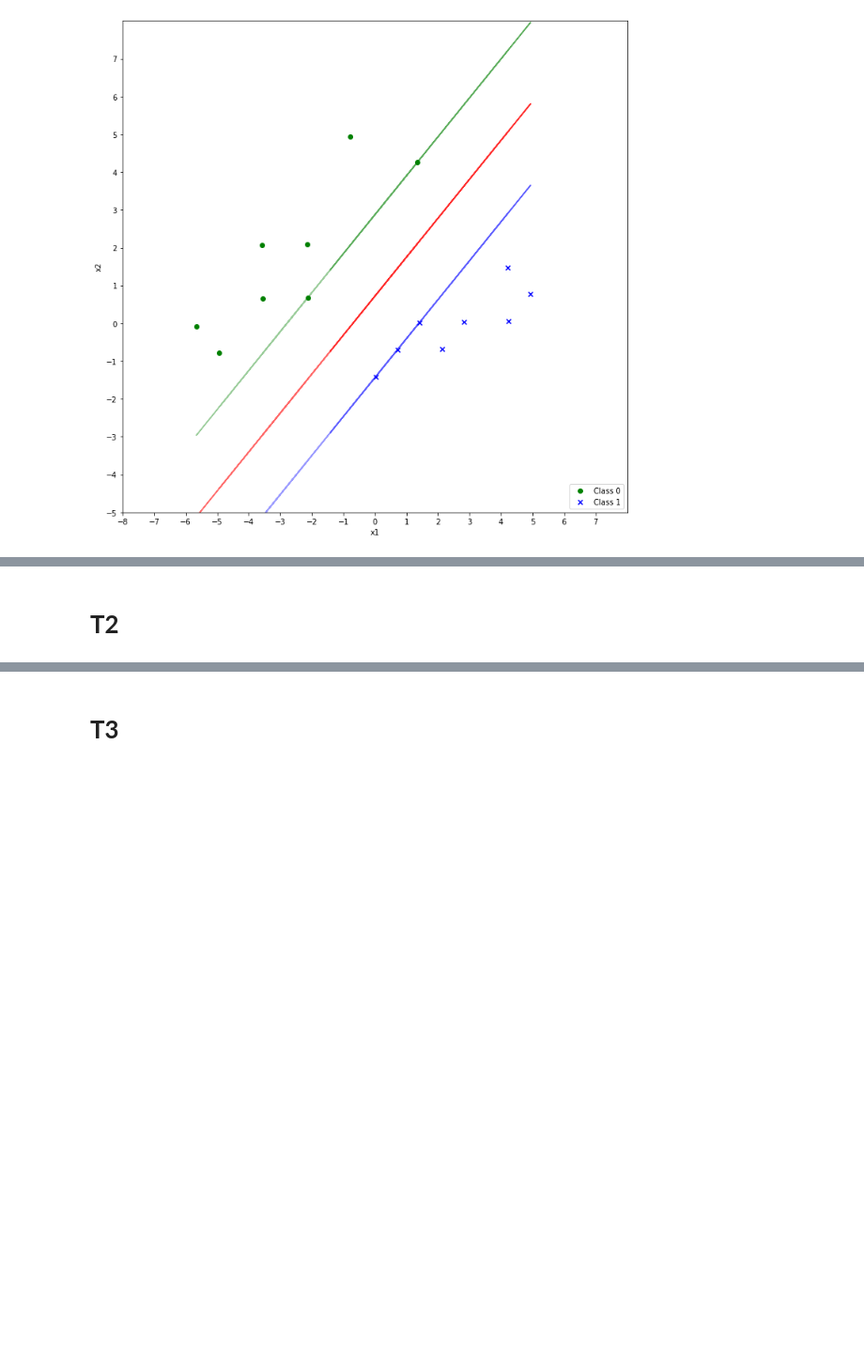
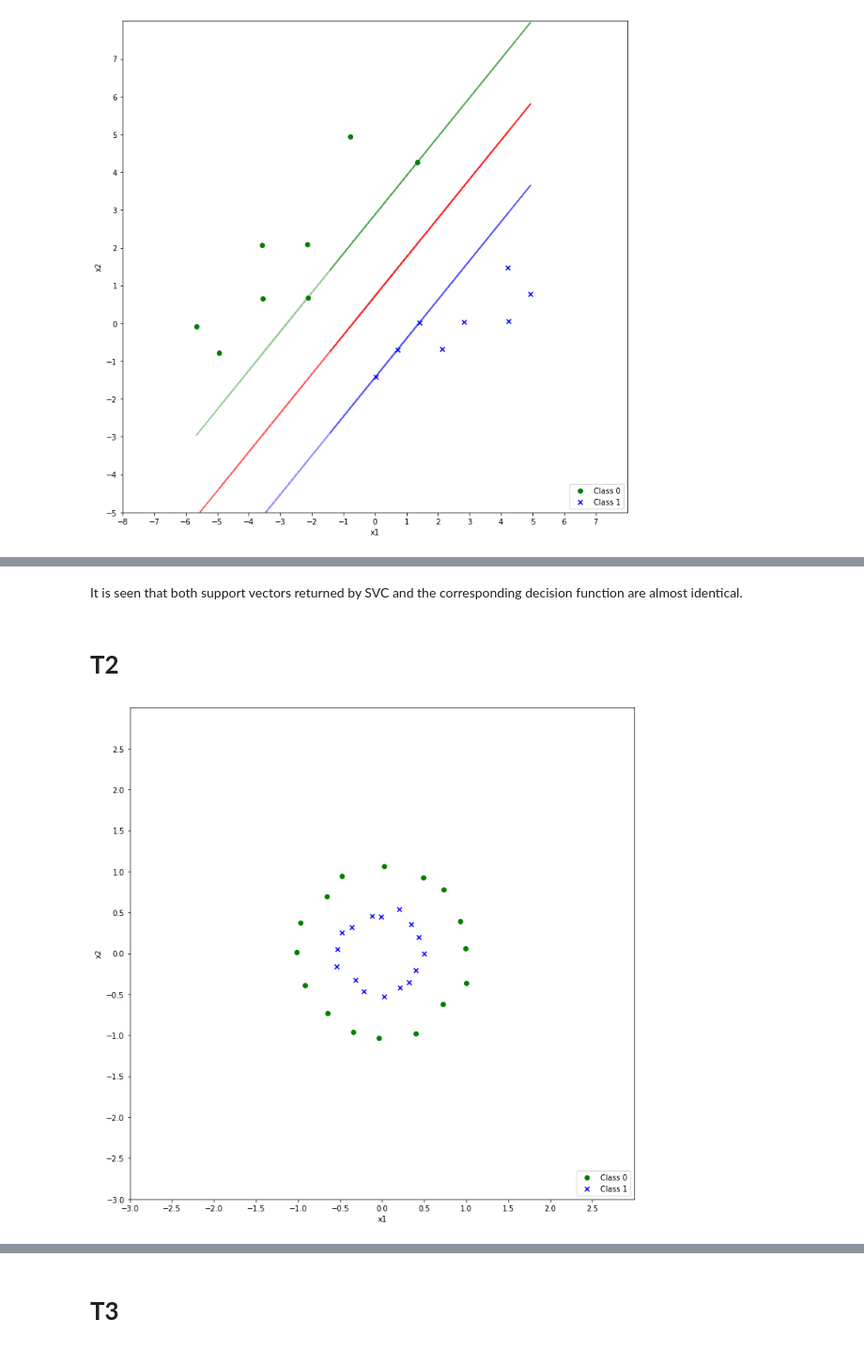
Before and after one commit to melihkurtaran/MachineLearning, a Jupyter notebook: InstanceBasedLearning/InstancebasedLearning.ipynb, the cells around one changed output, grey strips where cells are left out. Shown at 94% size. Cells and saved outputs as stored; diff of their text form; code cells hidden in the pictures; blank space fills up the shorter version.

```diff
--- a/InstanceBasedLearning/InstancebasedLearning.ipynb
+++ b/InstanceBasedLearning/InstancebasedLearning.ipynb
@@ -189,2 +251,6 @@ plt.show()
+# %% [markdown]
+It is seen that both support vectors returned by SVC and the corresponding decision function are almost identical.
 # %% [markdown]
 # **T2**
+# %%
+ds2.loc[ds2[2] == 0, 2] = -1
@@ -190,0 +261,44 @@ plt.show()
+# %%
+# Class 0 are negatives and Class 1 are positives
+class_0 = ds2.loc[ds2[2] == -1]
+class_1 = ds2.loc[ds2[2] == 1]
+# %%
+class_0 = class_0.to_numpy()
+class_1 = class_1.to_numpy()
+# %%
+# Plot
+fig = plt.figure(figsize=(12, 12))
+
+# Scatter plot for class 0
+plt.scatter(class_0[:, 0], class_0[:, 1],
+            marker='o', color='green',
+            label='Class 0')
+
+# Scatter plot for class 1
+plt.scatter(class_1[:, 0], class_1[:, 1],
+            marker='x', color='blue',
+            label='Class 1')
+
+# Set plot limits
+plt.xlim(-3, 3)
+plt.ylim(-3, 3)
+
+# Set axis ticks
+plt.xticks(np.arange(-3, 3, step=0.5))
+plt.yticks(np.arange(-3, 3, step=0.5))
+
+# Set axis labels
+plt.xlabel('X-axis')
+plt.ylabel('Y-axis')
+
+# Add labels
+plt.xlabel('x1')
+plt.ylabel('x2')
+
+# Add legend
+plt.legend(loc='lower right')
+
+# Show plot
+plt.show()
+# %% [output]
+[figure, added]
```
Also changed, not shown: parts of 16 cells of this notebook.
